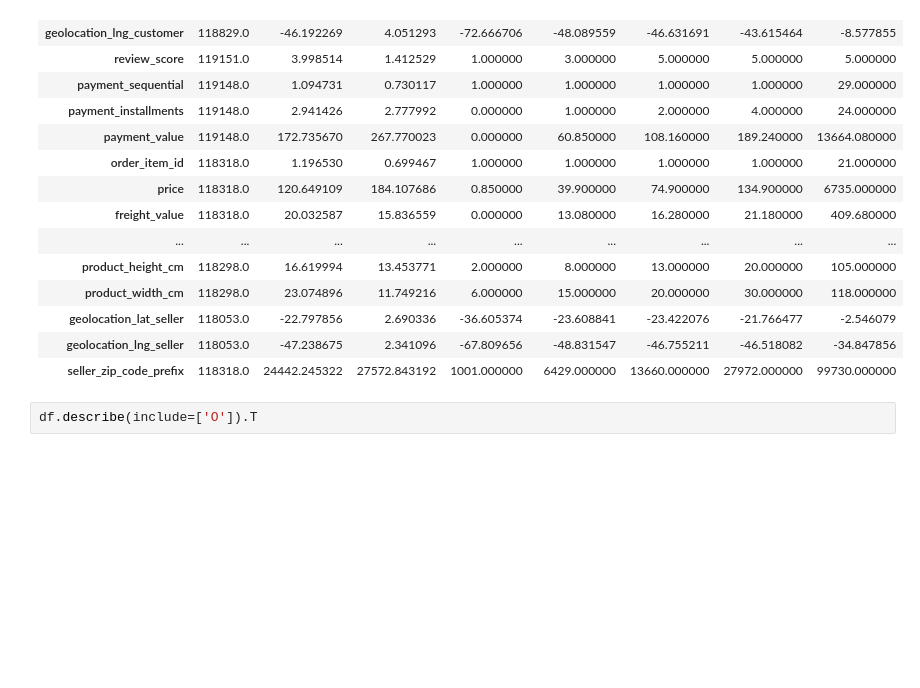
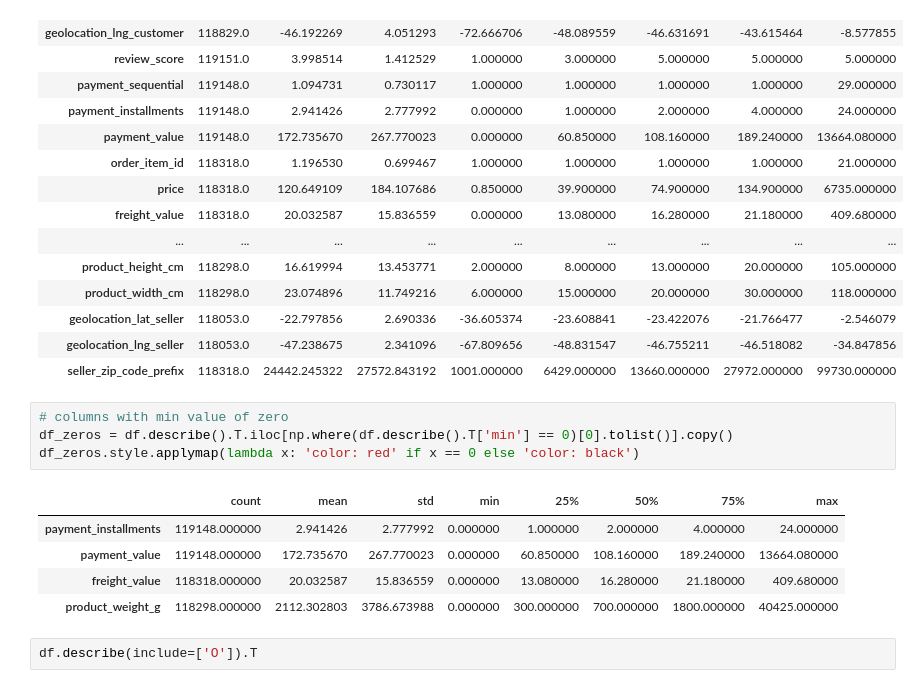
Before and after one commit to androi7/dsi-capstone, a Jupyter notebook: part-01/Ecommerce_EDA.ipynb, the cells around one changed output. Saved outputs shown, nothing was run; the diff lists cells and outputs as text; blank space fills up the shorter version.

```diff
--- a/part-01/Ecommerce_EDA.ipynb
+++ b/part-01/Ecommerce_EDA.ipynb
@@ -98,6 +107,16 @@ df.describe().T
 | geolocation_lat_seller | 118053.0 | -22.797856 | 2.690336 | -36.605374 | -23.608841 | -23.422076 | -21.766477 | -2.546079 |
 | geolocation_lng_seller | 118053.0 | -47.238675 | 2.341096 | -67.809656 | -48.831547 | -46.755211 | -46.518082 | -34.847856 |
 | seller_zip_code_prefix | 118318.0 | 24442.245322 | 27572.843192 | 1001.000000 | 6429.000000 | 13660.000000 | 27972.000000 | 99730.000000 |
+# %%
+# columns with min value of zero
+df_zeros = df.describe().T.iloc[np.where(df.describe().T['min'] == 0)[0].tolist()].copy()
+df_zeros.style.applymap(lambda x: 'color: red' if x == 0 else 'color: black')
+# %% [output]
+|  | count | mean | std | min | 25% | 50% | 75% | max |
+| payment_installments | 119148.000000 | 2.941426 | 2.777992 | 0.000000 | 1.000000 | 2.000000 | 4.000000 | 24.000000 |
+| payment_value | 119148.000000 | 172.735670 | 267.770023 | 0.000000 | 60.850000 | 108.160000 | 189.240000 | 13664.080000 |
+| freight_value | 118318.000000 | 20.032587 | 15.836559 | 0.000000 | 13.080000 | 16.280000 | 21.180000 | 409.680000 |
+| product_weight_g | 118298.000000 | 2112.302803 | 3786.673988 | 0.000000 | 300.000000 | 700.000000 | 1800.000000 | 40425.000000 |
 # %%
 df.describe(include=['O']).T
 # %% [output]
```
Also changed, not shown: parts of 71 cells of this notebook.
